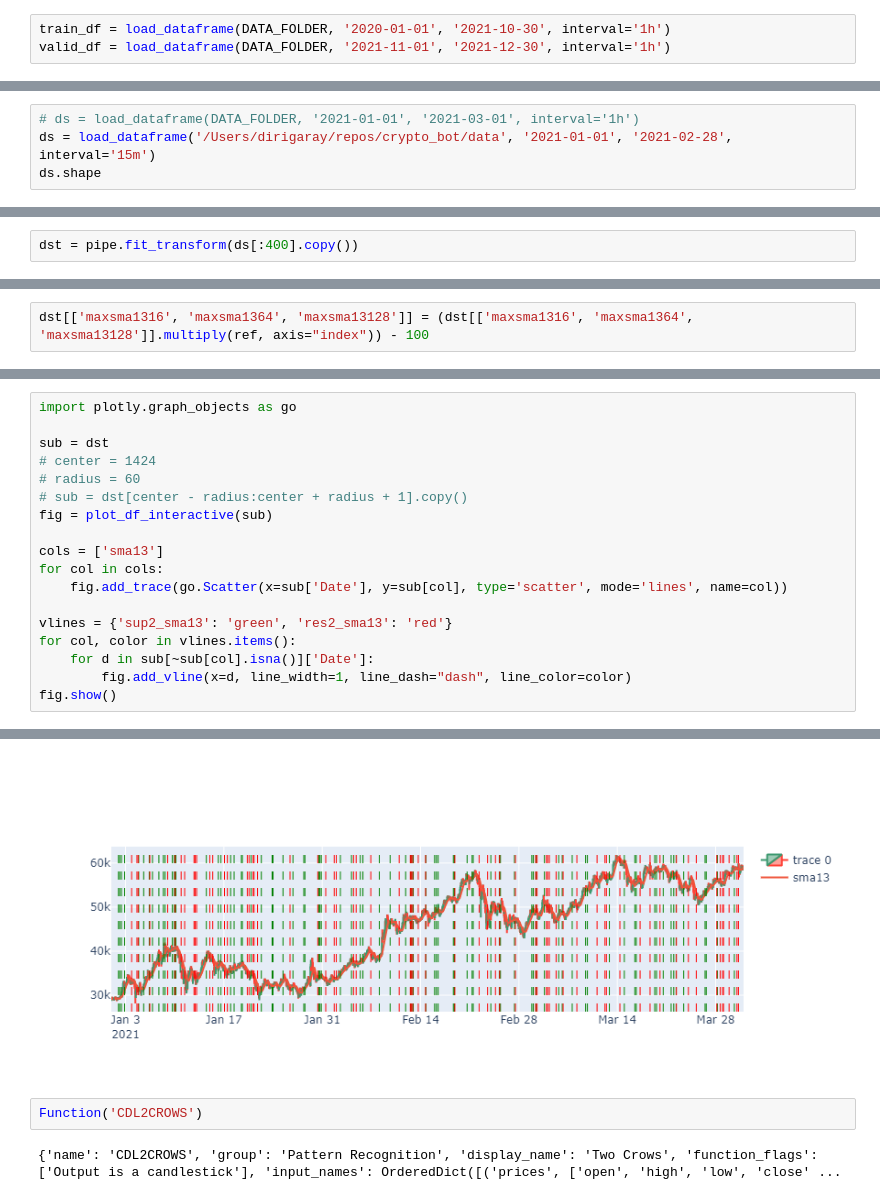
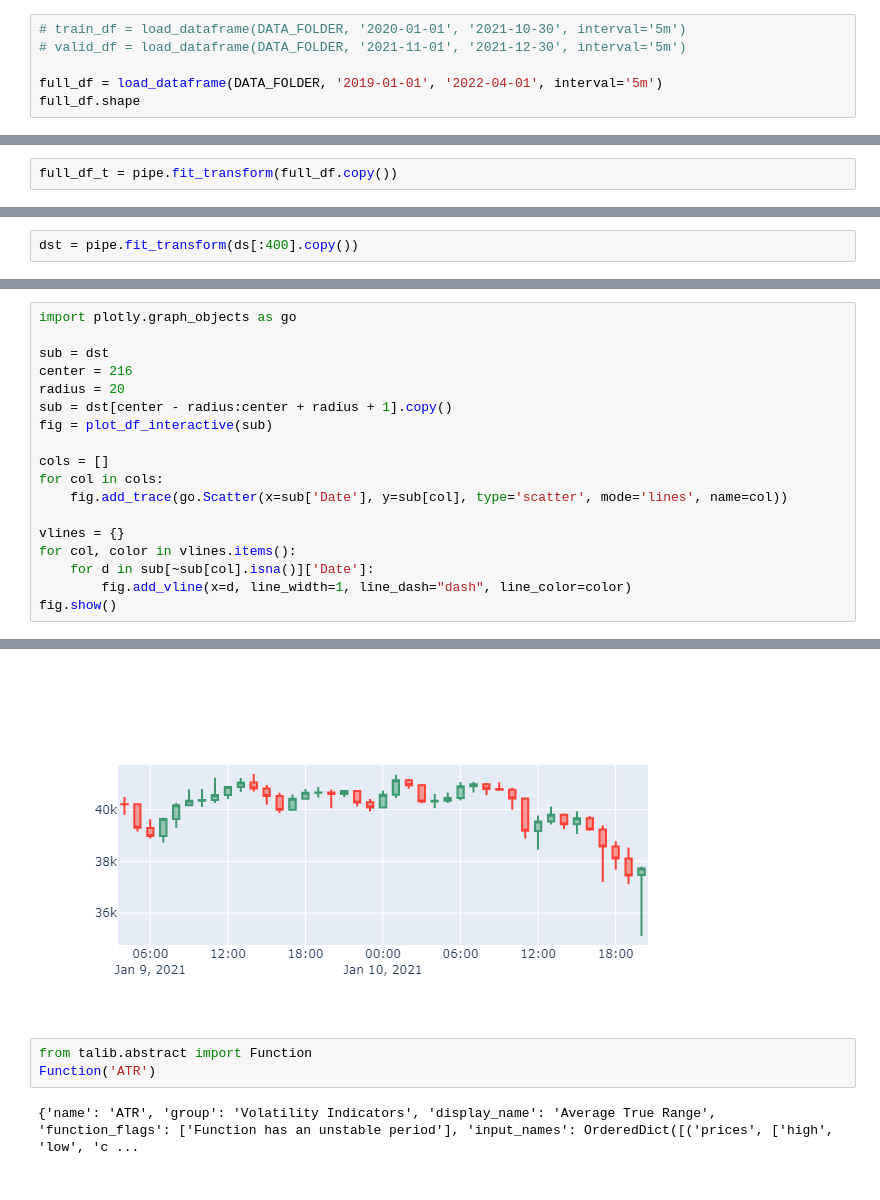
Before and after one commit to diegoirigaray/crypto_bot, a Jupyter notebook: notebooks/data_code.ipynb, the cells around one changed output, grey strips where cells are left out. Drawn from its saved outputs; the diff is of its cells as text.

```diff
--- a/notebooks/data_code.ipynb
+++ b/notebooks/data_code.ipynb
@@ -942,5 +42,8 @@ File not found: https://data.binance.vision//spot/monthly/klines/BTCUSDT/1h/BTCU
 # %% [markdown]
 # Load data
 # %%
-train_df = load_dataframe(DATA_FOLDER, '2020-01-01', '2021-10-30', interval='1h')
-valid_df = load_dataframe(DATA_FOLDER, '2021-11-01', '2021-12-30', interval='1h')
+# train_df = load_dataframe(DATA_FOLDER, '2020-01-01', '2021-10-30', interval='5m')
+# valid_df = load_dataframe(DATA_FOLDER, '2021-11-01', '2021-12-30', interval='5m')
+
+full_df = load_dataframe(DATA_FOLDER, '2019-01-01', '2022-04-01', interval='5m')
+full_df.shape
@@ -977,0 +448,2 @@ valid_dataset.precompute()
+# %%
+full_df_t = pipe.fit_transform(full_df.copy())
@@ -988,7 +490,3 @@ save_obj(valid_ds_name, valid_dataset)
 # valid_dataset = load_obj(valid_ds_name)
 # %% [markdown]
 # Tests
-# %%
-# ds = load_dataframe(DATA_FOLDER, '2021-01-01', '2021-03-01', interval='1h')
-ds = load_dataframe('/Users/dirigaray/repos/crypto_bot/data', '2021-01-01', '2021-02-28', interval='15m')
-ds.shape
@@ -1472,2 +499,0 @@ dst[['sup2_dema55',
-# %%
-dst[['maxsma1316', 'maxsma1364', 'maxsma13128']] = (dst[['maxsma1316', 'maxsma1364', 'maxsma13128']].multiply(ref, axis="index")) - 100
@@ -1583,16 +521,16 @@ dst[['count_sup2_sma13_8',
 import plotly.graph_objects as go
 
 sub = dst
-# center = 1424
-# radius = 60
-# sub = dst[center - radius:center + radius + 1].copy()
+center = 216
+radius = 20
+sub = dst[center - radius:center + radius + 1].copy()
 fig = plot_df_interactive(sub)
 
-cols = ['sma13']
+cols = []
 for col in cols:
     fig.add_trace(go.Scatter(x=sub['Date'], y=sub[col], type='scatter', mode='lines', name=col))
 
-vlines = {'sup2_sma13': 'green', 'res2_sma13': 'red'}
+vlines = {}
 for col, color in vlines.items():
     for d in sub[~sub[col].isna()]['Date']:
         fig.add_vline(x=d, line_width=1, line_dash="dash", line_color=color)
@@ -1601,6 +540,7 @@ fig.show()
-[figure, old version]
+[figure, new version]
-# %%
-Function('CDL2CROWS')
-# %% [output]
-{'name': 'CDL2CROWS', 'group': 'Pattern Recognition', 'display_name': 'Two Crows', 'function_flags': ['Output is a candlestick'], 'input_names': OrderedDict([('prices', ['open', 'high', 'low', 'close' ...
+# %%
+from talib.abstract import Function
+Function('ATR')
+# %% [output]
+{'name': 'ATR', 'group': 'Volatility Indicators', 'display_name': 'Average True Range', 'function_flags': ['Function has an unstable period'], 'input_names': OrderedDict([('prices', ['high', 'low', 'c ...
 # %%
```
Also changed, not shown: parts of 45 cells of this notebook, 11 other files.
